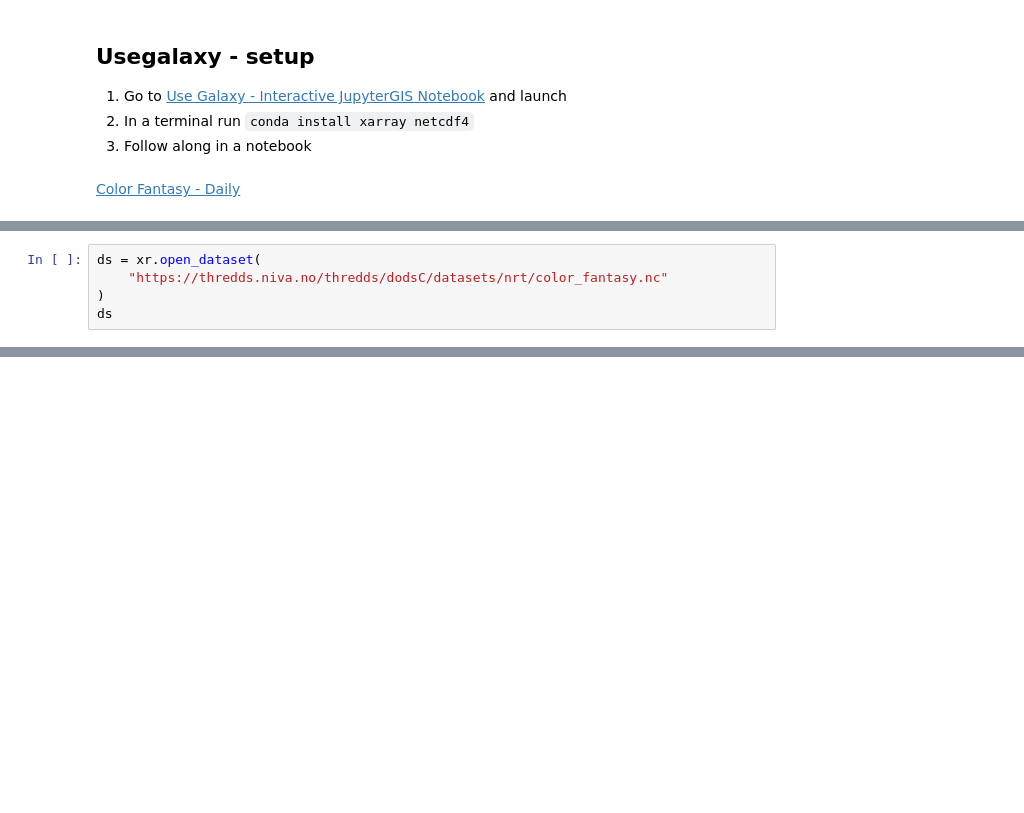
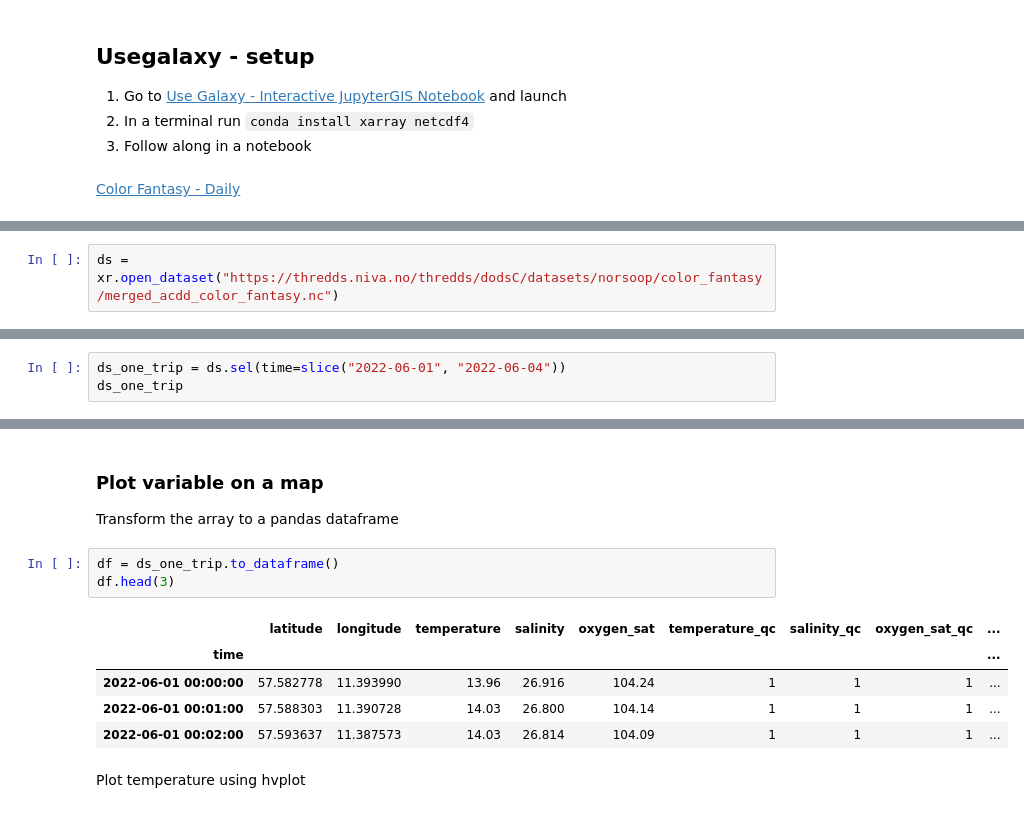
Before and after one commit to NIVANorge/niva-aquainfra, a Jupyter notebook: code/aquainfra_presentation.ipynb, the cells around one changed output, grey strips where cells are left out. Cells and saved outputs as stored; diff of their text form; blank space fills up the shorter version.

```diff
--- a/code/aquainfra_presentation.ipynb
+++ b/code/aquainfra_presentation.ipynb
@@ -45,5 +105,2 @@ flowchart TD
 # %%
-ds = xr.open_dataset(
-    "https://thredds.niva.no/thredds/dodsC/datasets/nrt/color_fantasy.nc"
-)
-ds
+ds = xr.open_dataset("https://thredds.niva.no/thredds/dodsC/datasets/norsoop/color_fantasy/merged_acdd_color_fantasy.nc")
@@ -101,0 +109,3 @@ ds_gl.temp_water_avg.plot()
+# %%
+ds_one_trip = ds.sel(time=slice("2022-06-01", "2022-06-04"))
+ds_one_trip
@@ -101,0 +130,15 @@ ds_gl.temp_water_avg.plot()
+# %% [markdown]
+### Plot variable on a map
+
+Transform the array to a pandas dataframe
+# %%
+df = ds_one_trip.to_dataframe()
+df.head(3)
+# %% [output]
+|  | latitude | longitude | temperature | salinity | oxygen_sat | temperature_qc | salinity_qc | oxygen_sat_qc | ... |
+| time |  |  |  |  |  |  |  |  | ... |
+| 2022-06-01 00:00:00 | 57.582778 | 11.393990 | 13.96 | 26.916 | 104.24 | 1 | 1 | 1 | ... |
+| 2022-06-01 00:01:00 | 57.588303 | 11.390728 | 14.03 | 26.800 | 104.14 | 1 | 1 | 1 | ... |
+| 2022-06-01 00:02:00 | 57.593637 | 11.387573 | 14.03 | 26.814 | 104.09 | 1 | 1 | 1 | ... |
+# %% [markdown]
+Plot temperature using hvplot
```
Also changed, not shown: parts of 19 cells of this notebook.
